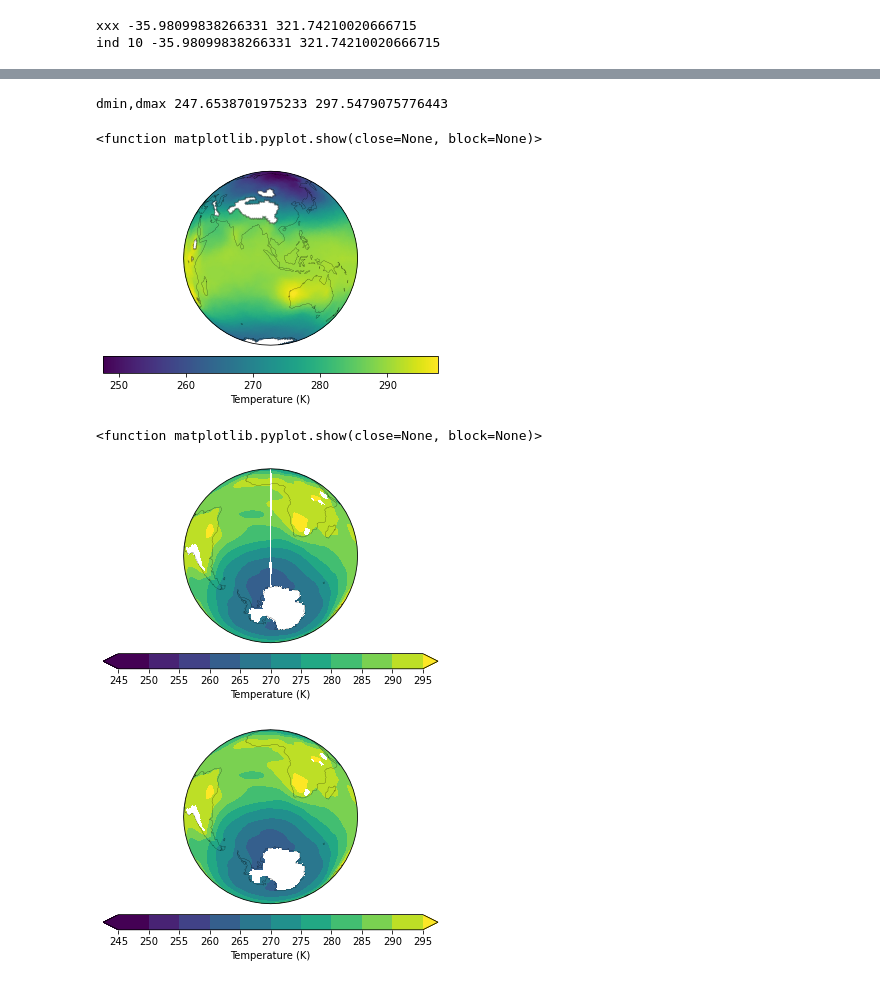
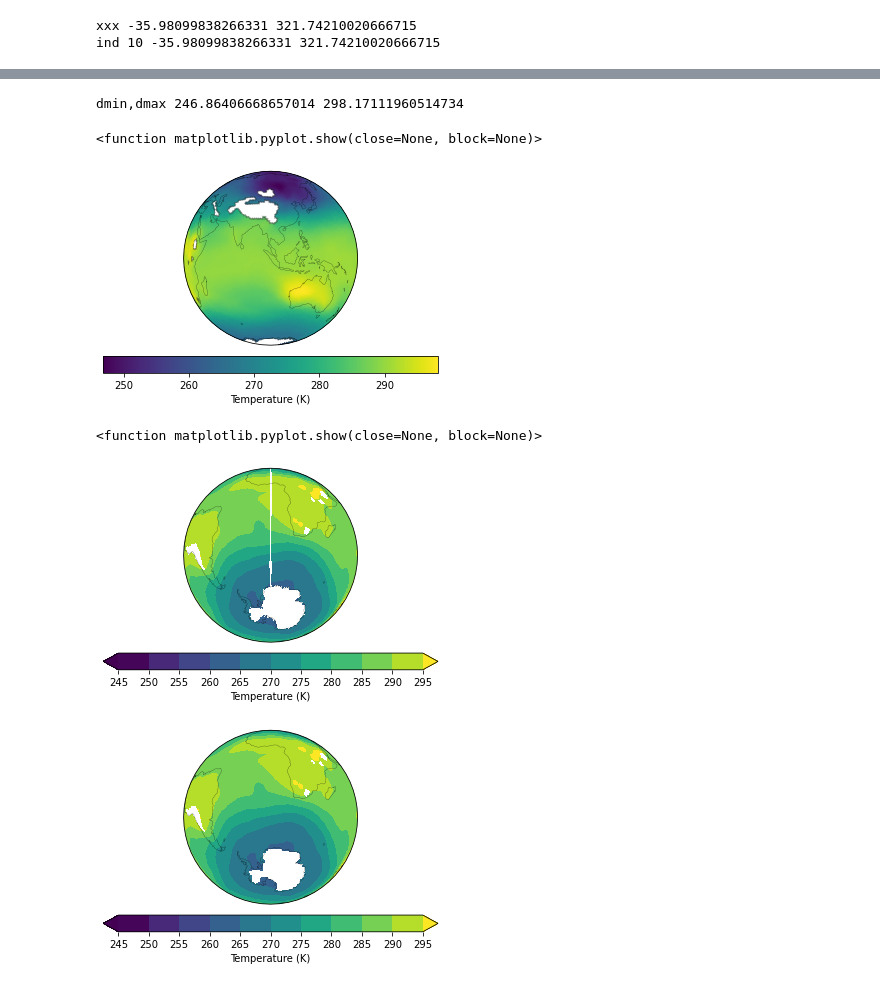
Before and after one commit to philrasch/PhilsPython, a Jupyter notebook: Examples/TS_3panel_from_nativegridfiles.ipynb, the cells around one changed output, grey strips where cells are left out. Drawn from its saved outputs; the diff is of its cells as text; code cells hidden in the pictures.

```diff
--- a/Examples/TS_3panel_from_nativegridfiles.ipynb
+++ b/Examples/TS_3panel_from_nativegridfiles.ipynb
@@ -10,12 +10,12 @@ pjr3.py complete
 # %%
-indir = os.path.expanduser('~/NetCDF_Files/*F2010*.nc')
+indir = os.path.expanduser('~/NetCDF_Files/F2010*-01.nc')
 #indir = os.path.expanduser('/lustre/choi040/20210920.F2010.1Nudg.ne30pg2_r05_oECv3/run/20210920.F2010.1Nudg.ne30pg2_r05_oECv3.eam.h2.2015-01-01-00000.nc')
 #indir = os.path.expanduser('~/NetCDF_Files/*F2010*01.nc')
 #indir = os.path.expanduser('~/NetCDF_Files/vd05_ANN_climo.nc')
-indir = '/lustre/d3x345/E3SM_prodsims/v2.LR.test2/tests/XS_1x1_ndays_start1980/run/v2.LR.test2.eam.h1.1980-01-01-00000.nc'
+#indir = '/lustre/d3x345/E3SM_prodsims/v2.LR.test2/tests/XS_1x1_ndays_start1980/run/v2.LR.test2.eam.h1.1980-01-01-00000.nc'
 print(indir)
 ind2 = '/lustre/d3x345/E3SM_prodsims/v2.LR.test2/tests/XS_1x1_ndays/run/v2.LR.test2.eam.h1.1980-01-01-00000.nc'
-ind2 = os.path.expanduser('~/NetCDF_Files/*F2010*.nc')
+ind2 = os.path.expanduser('~/NetCDF_Files/F2010*-01.nc')
 
 print('ind2')
 #print('exists',os.path.exists(indir))
@@ -136,7 +136,7 @@ ind 16260 -88.93939984132163 44.99999999999992
 # this method is fine for plots where you dont care too much about the exact shape of the cells
 # the plot uses triangulation from cell center to cell center. Other methods are better for knowing exactly the shape of each cell
 
-indir = os.path.expanduser('/lustre/choi040/20210920.F2010.1Nudg.ne30pg2_r05_oECv3/run/20210920.F2010.1Nudg.ne30pg2_r05_oECv3.eam.h0.2015-01.nc')
+#indir = os.path.expanduser('/lustre/choi040/20210920.F2010.1Nudg.ne30pg2_r05_oECv3/run/20210920.F2010.1Nudg.ne30pg2_r05_oECv3.eam.h0.2015-01.nc')
 DS = xr.open_mfdataset(indir).chunk({'time': 20})
 Tout = DS.PS.isel(time=0)
 #indir = os.path.expanduser('/lustre/choi040/20210920.F2010.1Nudg.ne30pg2_r05_oECv3/run/20210920.F2010.1Nudg.ne30pg2_r05_oECv3.eam.h2.2015-01-01-00000.nc')
@@ -161,36 +161,37 @@ Tout2 = hy2plev(Tin, Pin, pout).squeeze()
 data = Tout2
 
 lon = DS['lon']
 lat = DS['lat']
 
 dataproj=ccrs.PlateCarree()    # data is always assumed to be lat/lon
 plotproj=ccrs.Orthographic(central_latitude=-50)   # any projections should work
 plotproj=ccrs.Orthographic(central_latitude=-0, central_longitude=100)   # any projections should work
 
 ax = plt.axes(projection=plotproj)
 ax.set_global()
 ax.coastlines(linewidth=0.2)
 
 tcoords = plotproj.transform_points(dataproj,np.array(lon[:]),np.array(lat[:]))
 data2d = data
-xi=tcoords[:,0]!=np.inf
+#xi=tcoords[:,0]!=np.inf
+xi = np.where(~(np.isnan(tcoords[:,0])|np.isinf(tcoords[:,0])))[0] # this works for either
 tc=tcoords[xi,:]
 datai=data2d[:][xi]  # convert to numpy array, then subset
 dmin = datai.min().values
 dmax = datai.max().values
 print('dmin,dmax',dmin,dmax)
 pl = ax.tripcolor(tc[:,0],tc[:,1], datai,shading='gouraud',vmin=dmin,vmax=dmax) # looks good
 #pl = ax.tripcolor(tc[:,0],tc[:,1], datai,shading='flat') # looks bad
 # Add colorbar to plot
 cb = plt.colorbar(
     pl, orientation='horizontal',
     label='%s (%s)'%(data.long_name, data.units), pad=0.05
 )
 plt.show
 # %% [output]
-dmin,dmax 247.6538701975233 297.5479075776443
+dmin,dmax 246.86406668657014 298.17111960514734
 <function matplotlib.pyplot.show(close=None, block=None)>
-[figure, old version]
+[figure, new version]
 # %%
 # create a regular lat/lon grid
 # OK for quick and dirty plotting, but leaves NaNs near domain edges
@@ -221,7 +222,7 @@ cb = plt.colorbar(
 plt.show
 # %% [output]
 <function matplotlib.pyplot.show(close=None, block=None)>
-[figure, old version]
+[figure, new version]
 # %%
 xi = numpy.linspace(0, 360, 721)  # to regrid to 1/2 degree
 yi = numpy.linspace(-90, 90, 361)  # to regrid to 1/2 degree
@@ -248,4 +249,4 @@ cb = plt.colorbar(
 )
 xx = plt.show
 # %% [output]
-[figure, old version]
+[figure, new version]
```
Also changed, not shown: parts of 4 cells of this notebook, 5 other files.
